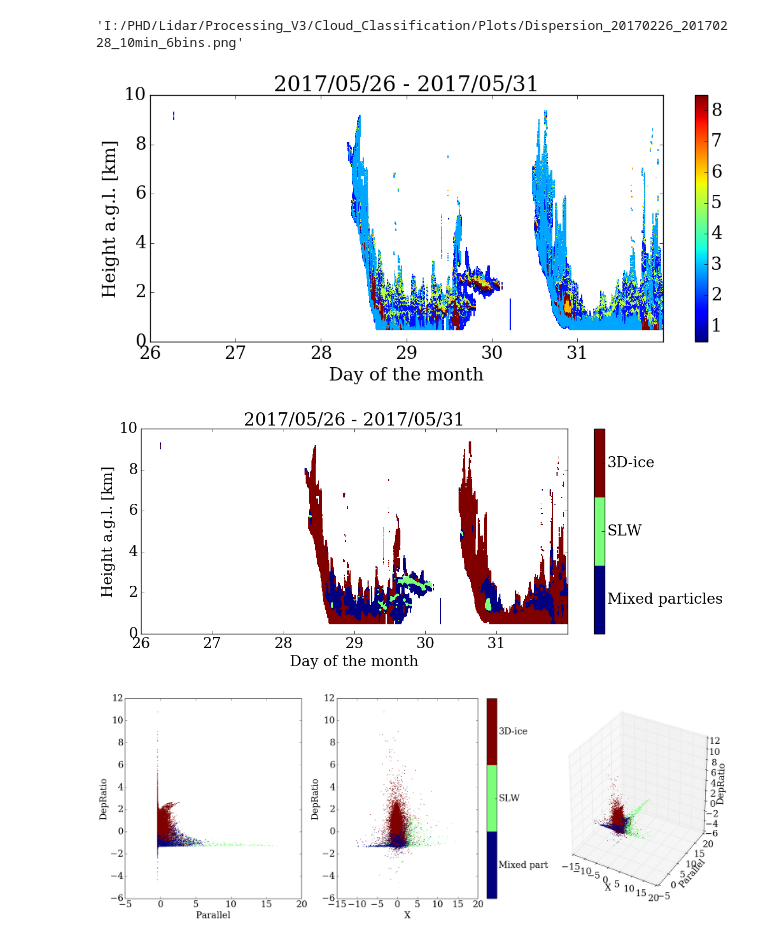
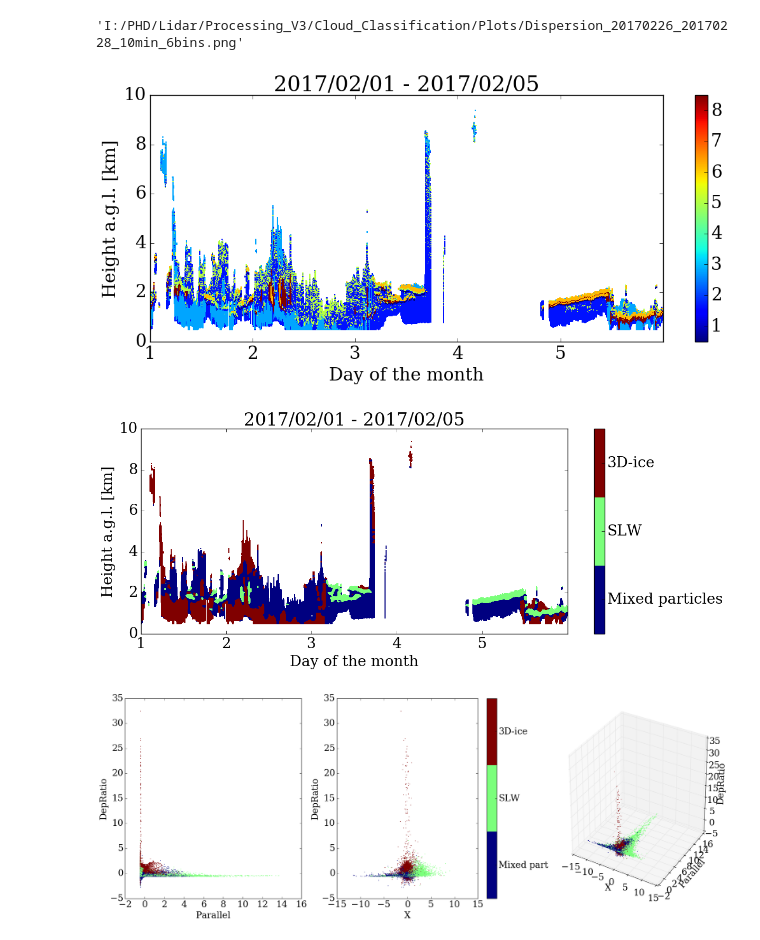
Before and after one commit to cduranalarcon/Lidar_DDU, a Jupyter notebook: Notebooks/Lidar_Raw_to_Classif.ipynb, the cells around one changed output. Cells and saved outputs as stored; diff of their text form; code cells hidden in the pictures.

```diff
--- a/Notebooks/Lidar_Raw_to_Classif.ipynb
+++ b/Notebooks/Lidar_Raw_to_Classif.ipynb
@@ -515,7 +515,7 @@ from mpl_toolkits.mplot3d import Axes3D
 ##### Dates
 
 year0 = [2017,2017]
-month0 = [5,5]
+month0 = [2,2]
 ndays = 5
 
 dmax = np.array([31,28,31,30,31,30,31,31,30,31,30,31])
@@ -530,7 +530,7 @@ r = np.loadtxt("I:/PHD/Lidar/Processing_V3/Cloud_mask/R_"+str(TRES)+"min_"+str(V
 
 for year in range(year0[0],year0[1]+1):
     for month in range(month0[0],month0[1]+1):
-        for day00 in [26]: #[1,6,11,16,21,26]
+        for day00 in [1]: #[1,6,11,16,21,26]
 
             var1 = []
             var2 = []
@@ -679,6 +679,10 @@ for year in range(year0[0],year0[1]+1):
             clus3[clus3 == 3] = 3
             clus3[clus3 == 10] = 1
             clus3[clus3 == 6] = 2
+            #clus3[(yy2 < 0.03) & ((clus3 ==2))] = 4
+            #clus3[(yy2 < 0.03) & ((clus3 !=2))] = 4
+
+            #clus3 = np.ma.masked_where(xx2.mask == True,clus3)
 
             cmap3 = pylab.cm.get_cmap(cmap.name,3)
 
@@ -696,33 +700,33 @@ for year in range(year0[0],year0[1]+1):
             pylab.show()
 
             c = clus3[pix2]
             pixfinal = (c>=0)#((c>=3) & (c<=7))
 
             fig = pylab.figure(figsize=(24,8))
             ax = fig.add_subplot(1,3, 1)
             ax.scatter(vvar3[pixfinal], vvar2[pixfinal],  c=c[pixfinal], cmap=cmap3, linewidths  = 0,alpha = 1,s=2)
 
             ax.set_ylabel("DepRatio")
             pylab.xlabel("Parallel")
 
             ax = fig.add_subplot(1,3, 2)
             sc = ax.scatter(vvar1[pixfinal],vvar2[pixfinal],  c=c[pixfinal], cmap=cmap3, linewidths  = 0,alpha = 1,s=2)
 
             ax.set_ylabel("DepRatio")
             ax.set_xlabel("X")
             cbar  = pylab.colorbar(sc,cmap=cmap3, spacing='proportional',ticks=(np.linspace(1+2/6.,3-2/6.,3))) #, format='%1i'
             cbar.ax.set_yticklabels(['Mixed particles','SLW','3D-ice'])
             ax = fig.add_subplot(1,3, 3, projection='3d')
             ax.scatter(vvar1[pixfinal],vvar3[pixfinal], vvar2[pixfinal],  c=c[pixfinal], cmap=cmap3, linewidths  = 0,alpha = 1,s=2)#, edgecolors=y[pix0][pix1])
 
             ax.set_zlabel("DepRatio")
             pylab.ylabel("Parallel")
             ax.set_xlabel("X")
             pylab.savefig(filename7,bbox_inches = 'tight', dpi=300)
             pylab.show()
 
             np.savetxt(filename5,clus3)
 # %% [output]
-[figure, old version]
+[figure, new version]
-[figure, old version]
+[figure, new version]
-[figure, old version]
+[figure, new version]
```
Also changed, not shown: parts of 6 cells of this notebook.
